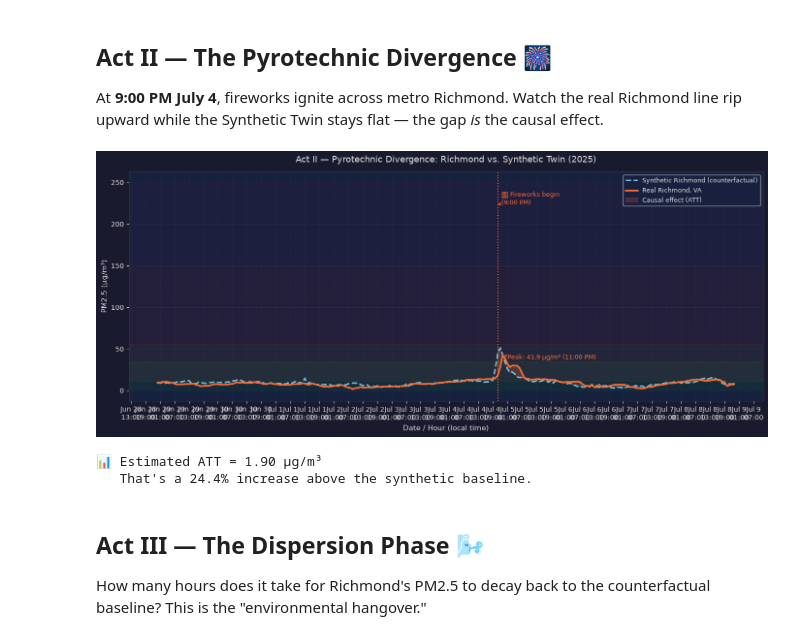
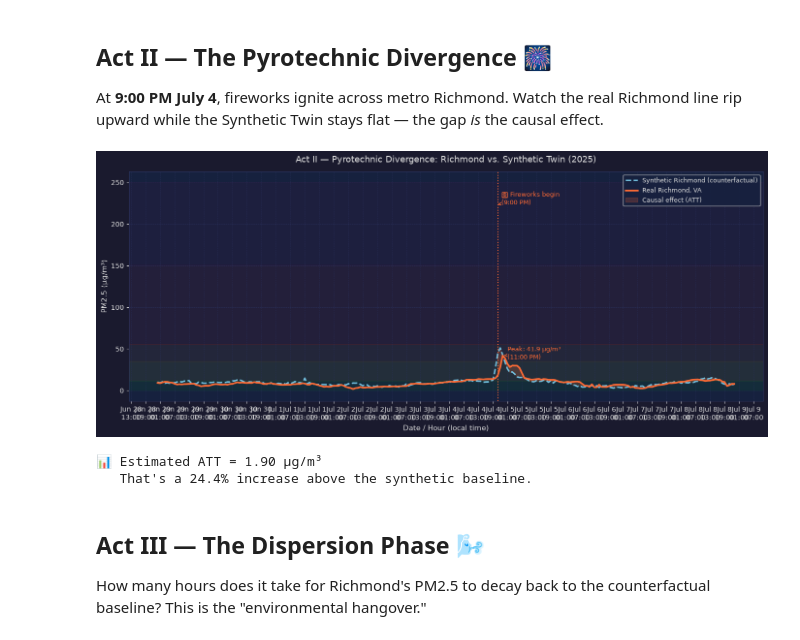
Before and after one commit to sam-tritto/fireworks-and-air-quality, a Jupyter notebook: notebooks/fireworks_causal_inference.ipynb, the cells around one changed output. Drawn from its saved outputs; the diff is of its cells as text; code cells hidden in the pictures.

```diff
--- a/notebooks/fireworks_causal_inference.ipynb
+++ b/notebooks/fireworks_causal_inference.ipynb
@@ -738,33 +738,33 @@ Watch the real Richmond line rip upward while the Synthetic Twin stays flat —
 the gap *is* the causal effect.
 # %%
 fig, ax = plot_sdid_divergence(
-        real=rva_series,
-        synthetic=synth_aligned,
-        treatment_start=TREATMENT_START,
-        year=YEAR,
-        title=f"Act II — Pyrotechnic Divergence: Richmond vs. Synthetic Twin ({YEAR})",
-    )
+    real=rva_series,
+    synthetic=synth_aligned,
+    treatment_start=TREATMENT_START,
+    year=YEAR,
+    title=f"Act II — Pyrotechnic Divergence: Richmond vs. Synthetic Twin ({YEAR})",
+)
 
 # Annotate peak
 post_real = rva_series[rva_series.index >= TREATMENT_START]
 peak_time = post_real.idxmax()
 peak_val  = post_real.max()
 ax.annotate(
-        f"Peak: {peak_val:.1f} µg/m³ ({peak_time.strftime('%-I:%M %p')})",
-        xy=(peak_time, peak_val),
-        xytext=(peak_time + pd.Timedelta(hours=2), peak_val * 0.9),
-        color=PALETTE["richmond"], fontsize=9,
-        arrowprops=dict(arrowstyle="->", color=PALETTE["richmond"]),
-    )
+    f"Peak: {peak_val:.1f} µg/m³" + "\n" + f"({peak_time.strftime('%-I:%M %p')})",
+    xy=(peak_time, peak_val),
+    xytext=(peak_time + pd.Timedelta(hours=2), peak_val * 0.9),
+    color=PALETTE["richmond"], fontsize=9,
+    arrowprops=dict(arrowstyle="->", color=PALETTE["richmond"]),
+)
 plt.savefig("../data/processed/sdid_divergence_2025.png", dpi=150, bbox_inches="tight")
 plt.show()
 
 if not USE_DIFFDIFF:
     att_est = att
 print(f"\n📊 Estimated ATT = {att:.2f} µg/m³")
 print(f"   That's a {att / rva_series[rva_series.index < TREATMENT_START].mean() * 100:.1f}% increase above the synthetic baseline.")
 # %% [output]
-[figure, old version]
+[figure, new version]
 📊 Estimated ATT = 1.90 µg/m³
    That's a 24.4% increase above the synthetic baseline.
 # %% [markdown]
```
Also changed, not shown: parts of 12 cells of this notebook, 4 other files.
